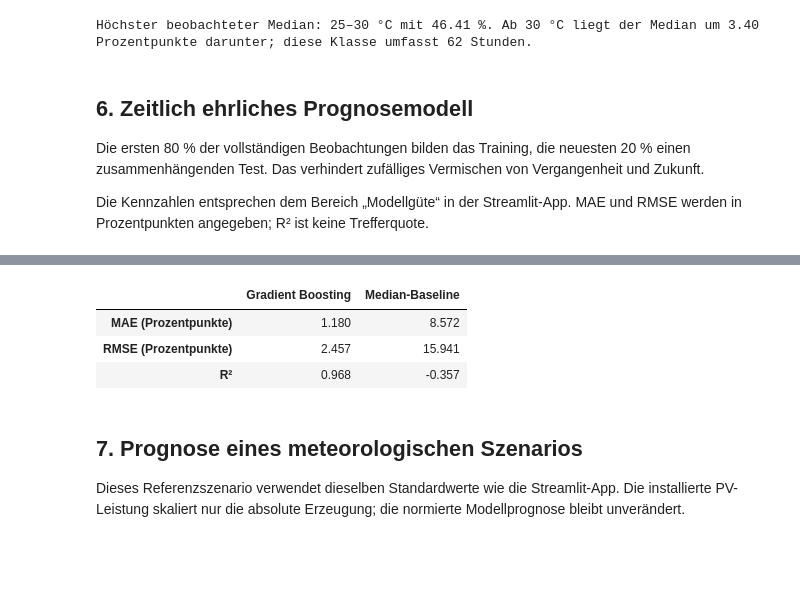
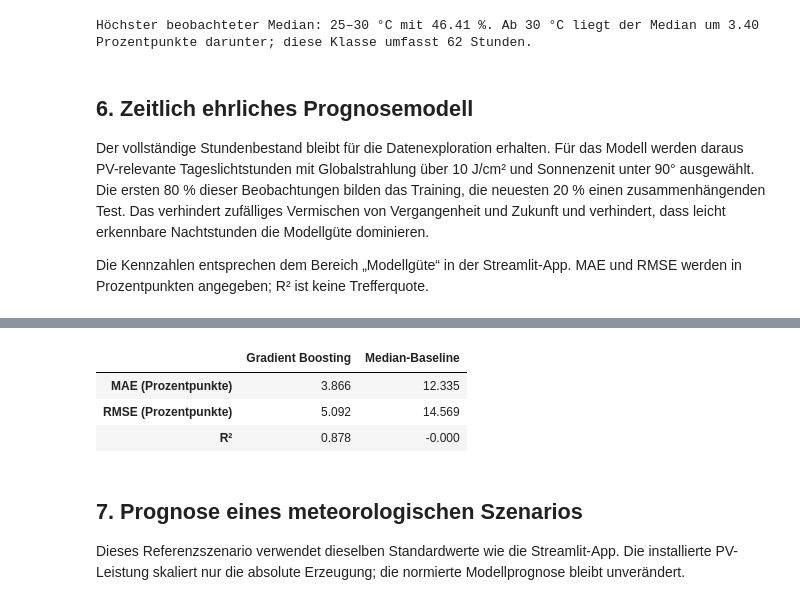
Before and after one commit to MoFrei98/BigDataPhotovoltaikerzeugung, a Jupyter notebook: notebooks/pv_wetter_deutschland.ipynb, the cells around one changed output, grey strips where cells are left out. Cells and saved outputs as stored; diff of their text form; code cells hidden in the pictures; blank space fills up the shorter version.

```diff
--- a/notebooks/pv_wetter_deutschland.ipynb
+++ b/notebooks/pv_wetter_deutschland.ipynb
@@ -260,9 +257,12 @@ Höchster beobachteter Median: 25–30 °C mit 46.41 %. Ab 30 °C liegt der Medi
 # %% [markdown]
 ## 6. Zeitlich ehrliches Prognosemodell
 
-Die ersten 80 % der vollständigen Beobachtungen bilden das Training, die
-neuesten 20 % einen zusammenhängenden Test. Das verhindert zufälliges
-Vermischen von Vergangenheit und Zukunft.
+Der vollständige Stundenbestand bleibt für die Datenexploration erhalten. Für
+das Modell werden daraus PV-relevante Tageslichtstunden mit Globalstrahlung
+über 10 J/cm² und Sonnenzenit unter 90° ausgewählt. Die ersten 80 % dieser
+Beobachtungen bilden das Training, die neuesten 20 % einen zusammenhängenden
+Test. Das verhindert zufälliges Vermischen von Vergangenheit und Zukunft und
+verhindert, dass leicht erkennbare Nachtstunden die Modellgüte dominieren.
 
 Die Kennzahlen entsprechen dem Bereich „Modellgüte“ in der Streamlit-App.
 MAE und RMSE werden in Prozentpunkten angegeben; R² ist keine Trefferquote.
@@ -284,5 +284,9 @@ metrics = pd.DataFrame(
     index=["MAE (Prozentpunkte)", "RMSE (Prozentpunkte)", "R²"],
 )
 print(f"Zeitlicher Test beginnt: {bundle.split_timestamp}")
+print(
+    f"Modellstunden: {int(bundle.metrics['model_rows']):,} von "
+    f"{int(bundle.metrics['source_rows']):,} vollständigen Panelstunden"
+)
 display(metrics.round(3))
 # %% [output]
@@ -290,7 +295,7 @@ Zeitlicher Test beginnt: 2024-10-19 14:00:00+00:00
 |  | Gradient Boosting | Median-Baseline |
-| MAE (Prozentpunkte) | 1.180 | 8.572 |
-| RMSE (Prozentpunkte) | 2.457 | 15.941 |
-| R² | 0.968 | -0.357 |
+| MAE (Prozentpunkte) | 3.866 | 12.335 |
+| RMSE (Prozentpunkte) | 5.092 | 14.569 |
+| R² | 0.878 | -0.000 |
 # %% [markdown]
 ## 7. Prognose eines meteorologischen Szenarios
 
```
Also changed, not shown: parts of 7 cells of this notebook, 8 other files.
